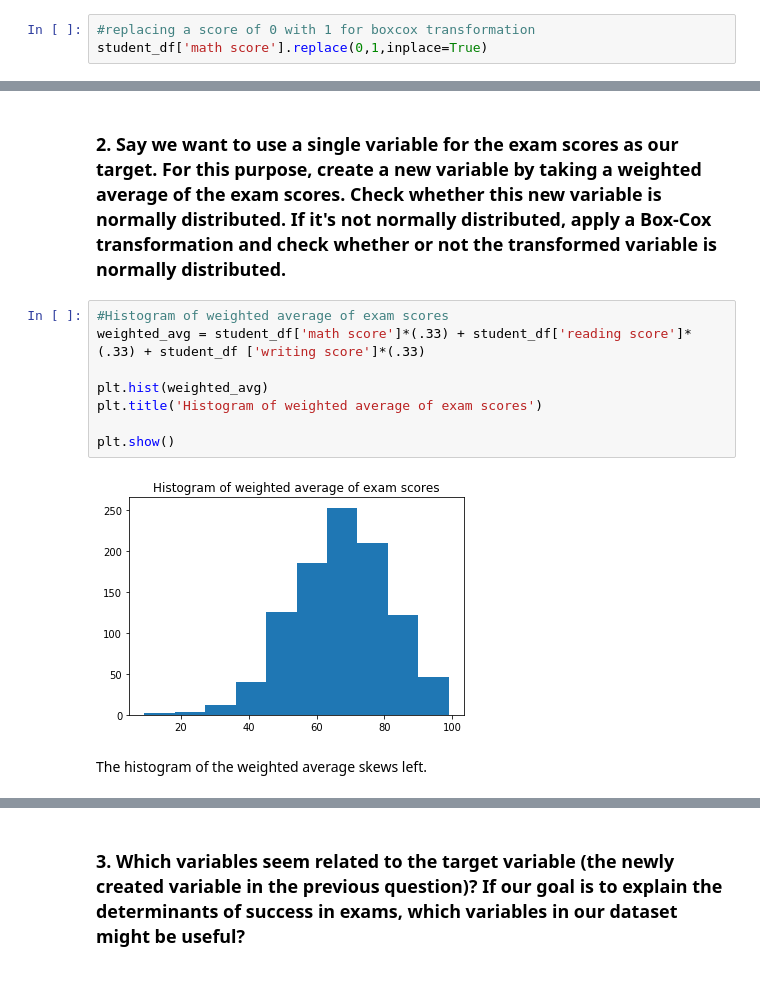
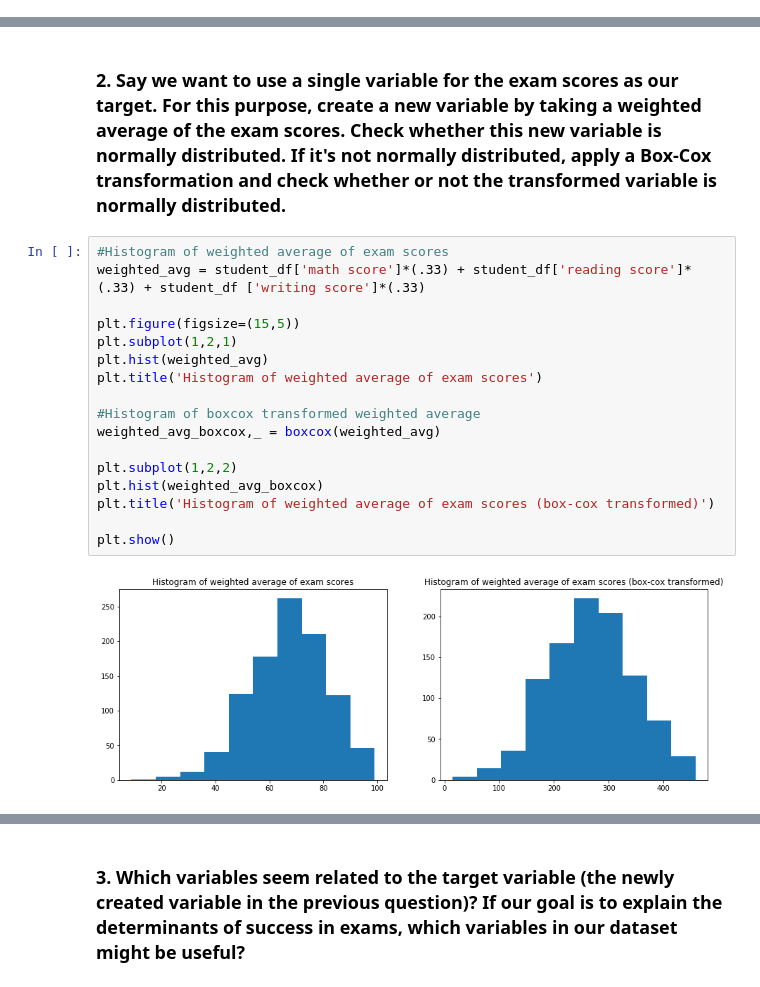
Before and after one commit to ashleymenante/model-prep, a Jupyter notebook: Featuring Engineering 1.ipynb, the cells around one changed output, grey strips where cells are left out. Drawn from its saved outputs; the diff is of its cells as text.

```diff
--- a/Featuring Engineering 1.ipynb
+++ b/Featuring Engineering 1.ipynb
@@ -29,9 +31,6 @@ student_df.head()
 | 2 | female | group B | master's degree | standard | none | 90 | ... |
 | 3 | male | group A | associate's degree | free/reduced | none | 47 | ... |
 | 4 | male | group C | some college | standard | none | 76 | ... |
-# %%
-#replacing a score of 0 with 1 for boxcox transformation
-student_df['math score'].replace(0,1,inplace=True)
 # %% [markdown]
 ### 1. Are the exam score variables normally distributed? If not, apply a Box-Cox transformation. Does anything change?
 # %%
@@ -85,12 +135,19 @@ All of the box-cox transformed histograms resemble a more normal distribution th
 # %%
 #Histogram of weighted average of exam scores
 weighted_avg = student_df['math score']*(.33) + student_df['reading score']*(.33) + student_df ['writing score']*(.33)
 
+plt.figure(figsize=(15,5))
+plt.subplot(1,2,1)
 plt.hist(weighted_avg)
 plt.title('Histogram of weighted average of exam scores')
 
+#Histogram of boxcox transformed weighted average
+weighted_avg_boxcox,_ = boxcox(weighted_avg)
+
+plt.subplot(1,2,2)
+plt.hist(weighted_avg_boxcox)
+plt.title('Histogram of weighted average of exam scores (box-cox transformed)')
+
 plt.show()
 # %% [output]
-[figure, old version]
+[figure, new version]
-# %% [markdown]
-The histogram of the weighted average skews left.
```
Also changed, not shown: parts of 15 cells of this notebook.
